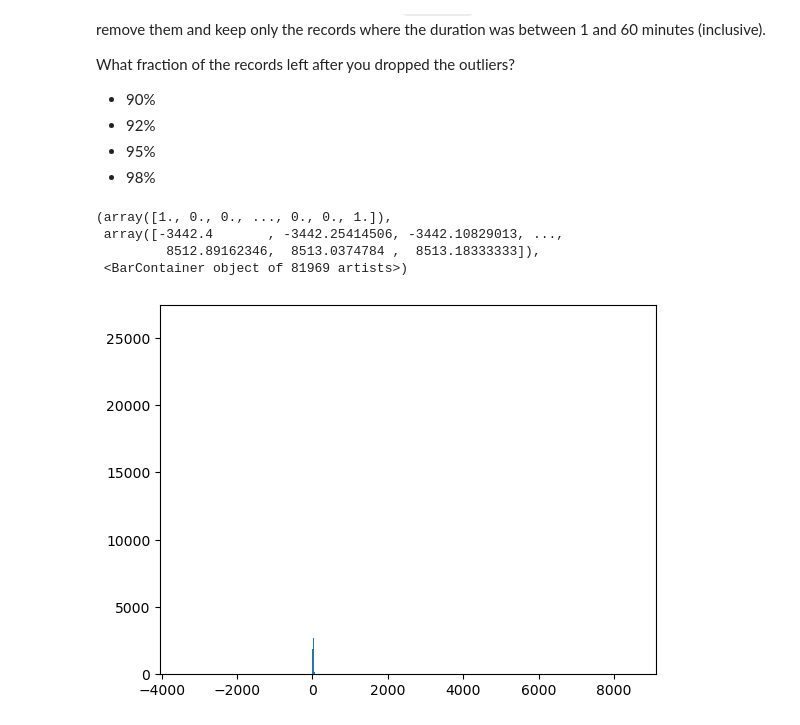
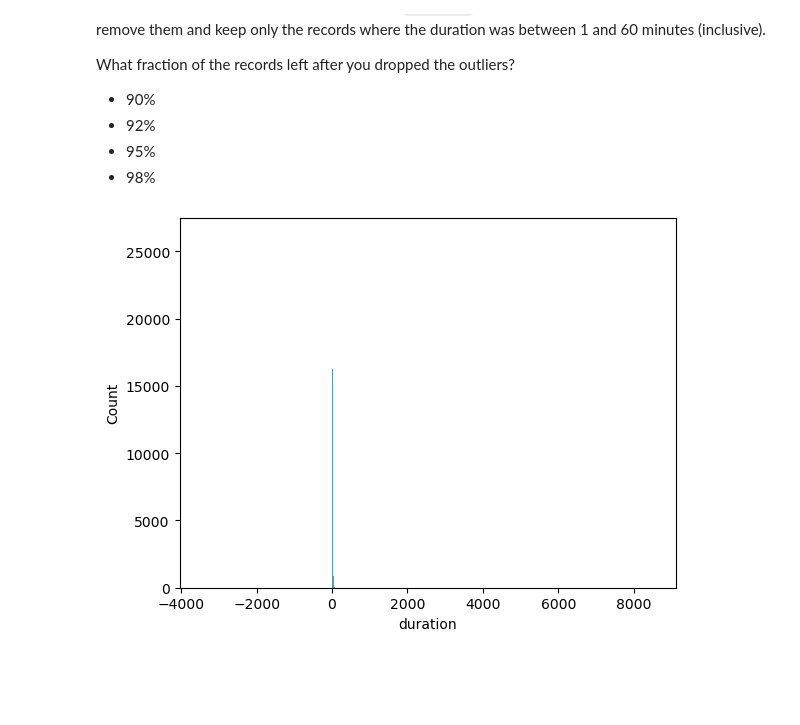
Before and after one commit to bhasarma/MLOps-zoomcamp, a Jupyter notebook: homeworks/week-01-introduction/homework-week-01-intrduction.ipynb, the cells around one changed output. Drawn from its saved outputs; the diff is of its cells as text; code cells hidden in the pictures; blank space fills up the shorter version.

```diff
--- a/homeworks/week-01-introduction/homework-week-01-intrduction.ipynb
+++ b/homeworks/week-01-introduction/homework-week-01-intrduction.ipynb
@@ -200,8 +202,5 @@ import matplotlib.pyplot as plt
 # %%
-plt.hist(df['duration'], bins='auto')
+sns.histplot(df['duration'])
+plt.show()
 # %% [output]
-(array([1., 0., 0., ..., 0., 0., 1.]),
- array([-3442.4       , -3442.25414506, -3442.10829013, ...,
-         8512.89162346,  8513.0374784 ,  8513.18333333]),
- <BarContainer object of 81969 artists>)
-[figure, old version]
+[figure, new version]
```
Also changed, not shown: parts of 41 cells of this notebook.
